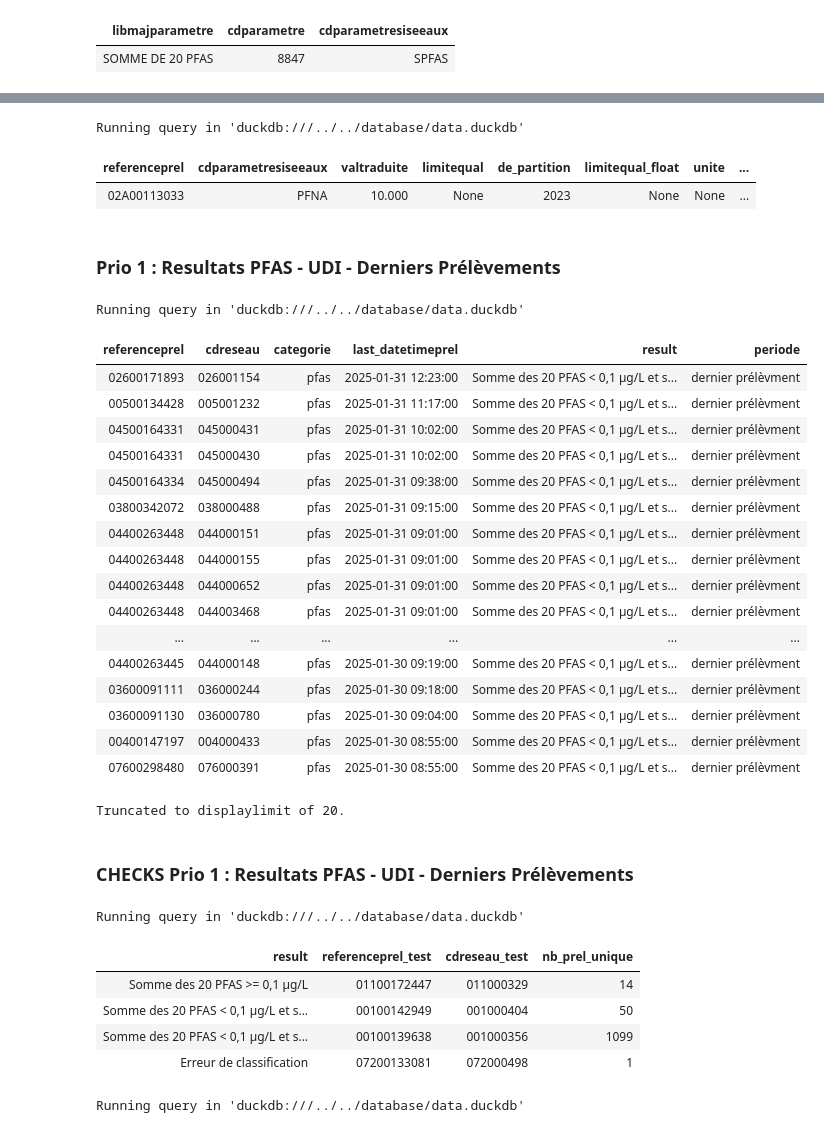
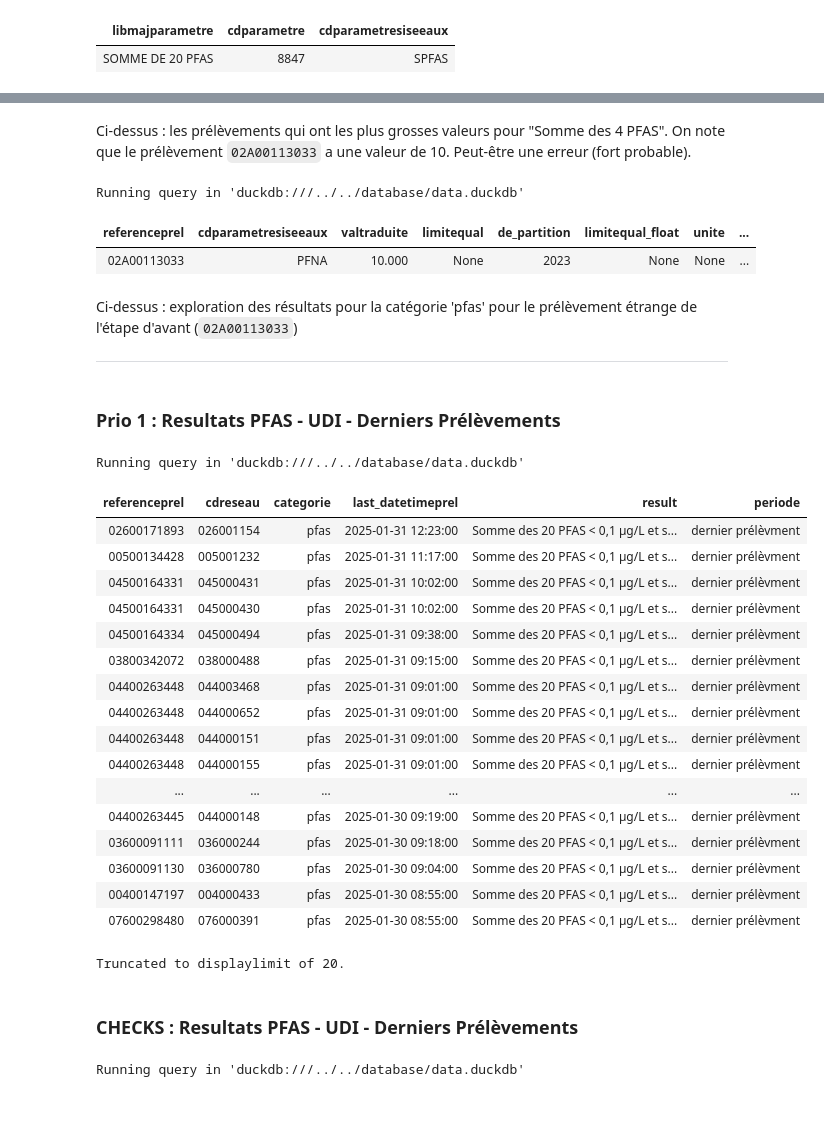
Before and after one commit to dataforgoodfr/13_pollution_eau, a Jupyter notebook: analytics/notebooks/Tache177_resultats-pfas-dbt-model.ipynb, the cells around one changed output, grey strips where cells are left out. Drawn from its saved outputs; the diff is of its cells as text; code cells hidden in the pictures.

Commit message:
fix: corrected the files names, formated the SQL, added a comment at the end of the SQL and renamed the 'results' column to 'resultat'

```diff
--- a/analytics/notebooks/Tache177_resultats-pfas-dbt-model.ipynb
+++ b/analytics/notebooks/Tache177_resultats-pfas-dbt-model.ipynb
@@ -140,4 +131,6 @@ Running query in 'duckdb:///../../database/data.duckdb'
 Truncated to displaylimit of 20.
+# %% [markdown]
+Ci-dessus : les prélèvements qui ont les plus grosses valeurs pour "Somme des 4 PFAS". On note que le prélèvement `02A00113033` a une valeur de 10. Peut-être une erreur (fort probable).
 # %%
 %%sql
 
@@ -148,12 +141,14 @@ WHERE referenceprel = '02A00113033' AND cdreseau = '02A000841' AND categorie = '
 Running query in 'duckdb:///../../database/data.duckdb'
 | referenceprel | cdparametresiseeaux | valtraduite | limitequal | de_partition | limitequal_float | unite | ... |
 | 02A00113033 | PFNA | 10.000 | None | 2023 | None | None | ... |
+# %% [markdown]
+Ci-dessus : exploration des résultats pour la catégorie 'pfas' pour le prélèvement étrange de l'étape d'avant (`02A00113033`)
+
+---
 # %% [markdown]
 ### Prio 1 : Resultats PFAS - UDI - Derniers Prélèvements
 # %%
 %%sql
-
-ROLLBACK;
 
 --save last_results_pfas_udi
 
@@ -167,6 +162,7 @@ WITH latest_pfas_results AS (
     FROM int__resultats_udi_communes
     WHERE categorie = 'pfas'
 ),
+
 aggregated_results AS (
     SELECT
         referenceprel,
@@ -178,37 +174,38 @@ aggregated_results AS (
         COUNT(DISTINCT CASE WHEN valtraduite NOT IN (0, 1) THEN cdparametresiseeaux END) AS nb_quantified_params
     FROM latest_pfas_results
     WHERE row_number = 1
     GROUP BY referenceprel, cdreseau, datetimeprel
 )
+
 SELECT
     referenceprel,
     cdreseau,
     'pfas' AS categorie,
     datetimeprel AS last_datetimeprel,
     CASE
         WHEN sum_20_pfas IS NULL AND nb_quantified_params = 0 THEN 'Aucun paramètre n’a été quantifié'
         WHEN sum_20_pfas < 0.1 AND sum_4_pfas < 0.02 THEN 'Somme des 20 PFAS < 0,1 µg/L et somme des 4 PFAS < 0,02 µg/L'
         WHEN sum_20_pfas < 0.1 AND sum_4_pfas >= 0.02 THEN 'Somme des 20 PFAS < 0,1 µg/L et somme des 4 PFAS >= 0,02 µg/L'
         WHEN sum_20_pfas >= 0.1 THEN 'Somme des 20 PFAS >= 0,1 µg/L'
         WHEN max_individual_pfas >= 0.1 THEN 'Au moins 1 PFAS >= valeur sanitaire (0,1 µg/L)'
         ELSE 'Erreur de classification'
     END AS result,
     'dernier prélèvment' AS periode
 FROM aggregated_results
 ORDER BY datetimeprel DESC
 # %% [output]
 Running query in 'duckdb:///../../database/data.duckdb'
 | referenceprel | cdreseau | categorie | last_datetimeprel | result | periode |
 | 02600171893 | 026001154 | pfas | 2025-01-31 12:23:00 | Somme des 20 PFAS < 0,1 µg/L et s... | dernier prélèvment |
 | 00500134428 | 005001232 | pfas | 2025-01-31 11:17:00 | Somme des 20 PFAS < 0,1 µg/L et s... | dernier prélèvment |
 | 04500164331 | 045000431 | pfas | 2025-01-31 10:02:00 | Somme des 20 PFAS < 0,1 µg/L et s... | dernier prélèvment |
 | 04500164331 | 045000430 | pfas | 2025-01-31 10:02:00 | Somme des 20 PFAS < 0,1 µg/L et s... | dernier prélèvment |
 | 04500164334 | 045000494 | pfas | 2025-01-31 09:38:00 | Somme des 20 PFAS < 0,1 µg/L et s... | dernier prélèvment |
 | 03800342072 | 038000488 | pfas | 2025-01-31 09:15:00 | Somme des 20 PFAS < 0,1 µg/L et s... | dernier prélèvment |
+| 04400263448 | 044003468 | pfas | 2025-01-31 09:01:00 | Somme des 20 PFAS < 0,1 µg/L et s... | dernier prélèvment |
+| 04400263448 | 044000652 | pfas | 2025-01-31 09:01:00 | Somme des 20 PFAS < 0,1 µg/L et s... | dernier prélèvment |
 | 04400263448 | 044000151 | pfas | 2025-01-31 09:01:00 | Somme des 20 PFAS < 0,1 µg/L et s... | dernier prélèvment |
 | 04400263448 | 044000155 | pfas | 2025-01-31 09:01:00 | Somme des 20 PFAS < 0,1 µg/L et s... | dernier prélèvment |
-| 04400263448 | 044000652 | pfas | 2025-01-31 09:01:00 | Somme des 20 PFAS < 0,1 µg/L et s... | dernier prélèvment |
-| 04400263448 | 044003468 | pfas | 2025-01-31 09:01:00 | Somme des 20 PFAS < 0,1 µg/L et s... | dernier prélèvment |
 | ... | ... | ... | ... | ... | ... |
 | 04400263445 | 044000148 | pfas | 2025-01-30 09:19:00 | Somme des 20 PFAS < 0,1 µg/L et s... | dernier prélèvment |
 | 03600091111 | 036000244 | pfas | 2025-01-30 09:18:00 | Somme des 20 PFAS < 0,1 µg/L et s... | dernier prélèvment |
@@ -217,21 +214,16 @@ Running query in 'duckdb:///../../database/data.duckdb'
 | 07600298480 | 076000391 | pfas | 2025-01-30 08:55:00 | Somme des 20 PFAS < 0,1 µg/L et s... | dernier prélèvment |
 Truncated to displaylimit of 20.
 # %% [markdown]
-### CHECKS Prio 1 : Resultats PFAS - UDI - Derniers Prélèvements
+### CHECKS : Resultats PFAS - UDI - Derniers Prélèvements
 # %%
-%%sql --with last_results_pfas_udi
+%%sql
+
+--with last_results_pfas_udi
 
 SELECT result, MIN(referenceprel) AS referenceprel_test, MIN(cdreseau) AS cdreseau_test, COUNT(DISTINCT referenceprel) AS nb_prel_unique
 FROM last_results_pfas_udi
 GROUP BY result
 ORDER BY result DESC
-# %% [output]
-Running query in 'duckdb:///../../database/data.duckdb'
-| result | referenceprel_test | cdreseau_test | nb_prel_unique |
-| Somme des 20 PFAS >= 0,1 µg/L | 01100172447 | 011000329 | 14 |
-| Somme des 20 PFAS < 0,1 µg/L et s... | 00100142949 | 001000404 | 50 |
-| Somme des 20 PFAS < 0,1 µg/L et s... | 00100139638 | 001000356 | 1099 |
-| Erreur de classification | 07200133081 | 072000498 | 1 |
 # %%
 %%sql
 
```
Also changed, not shown: parts of 7 cells of this notebook, 2 other files.
